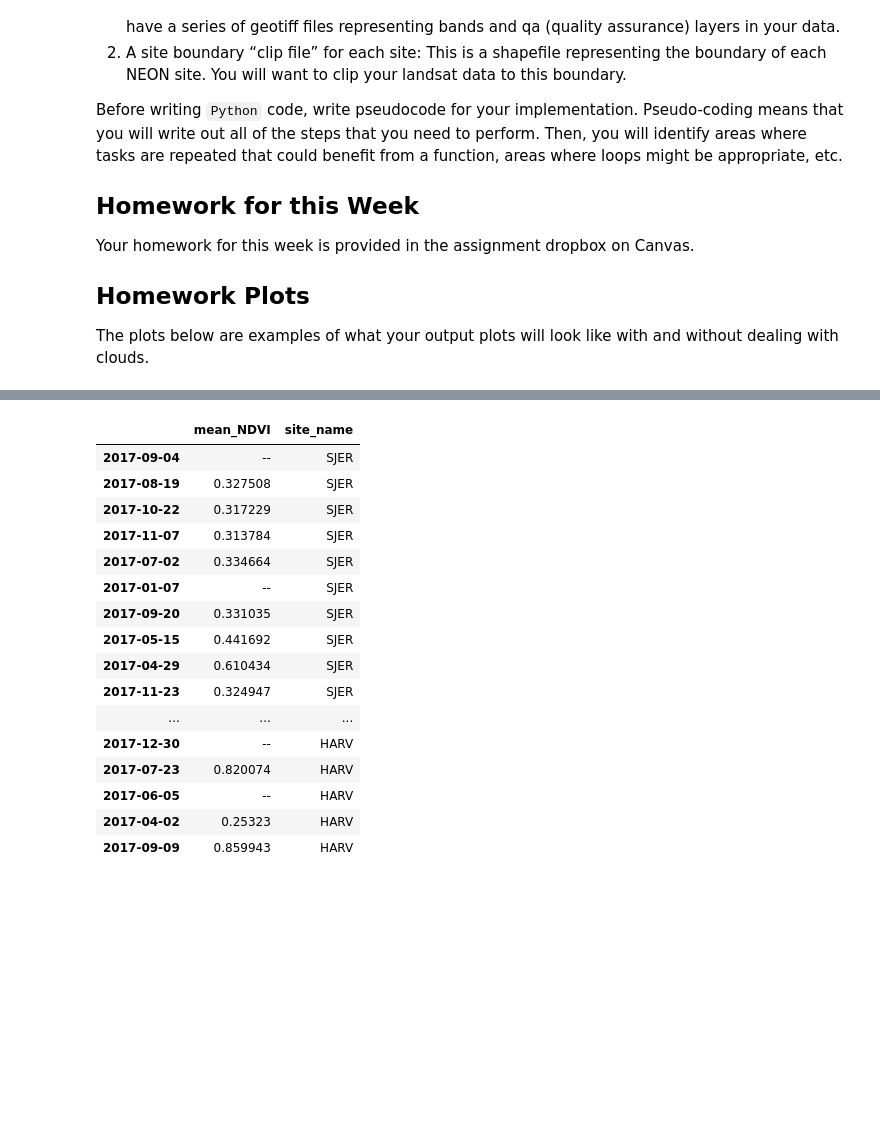
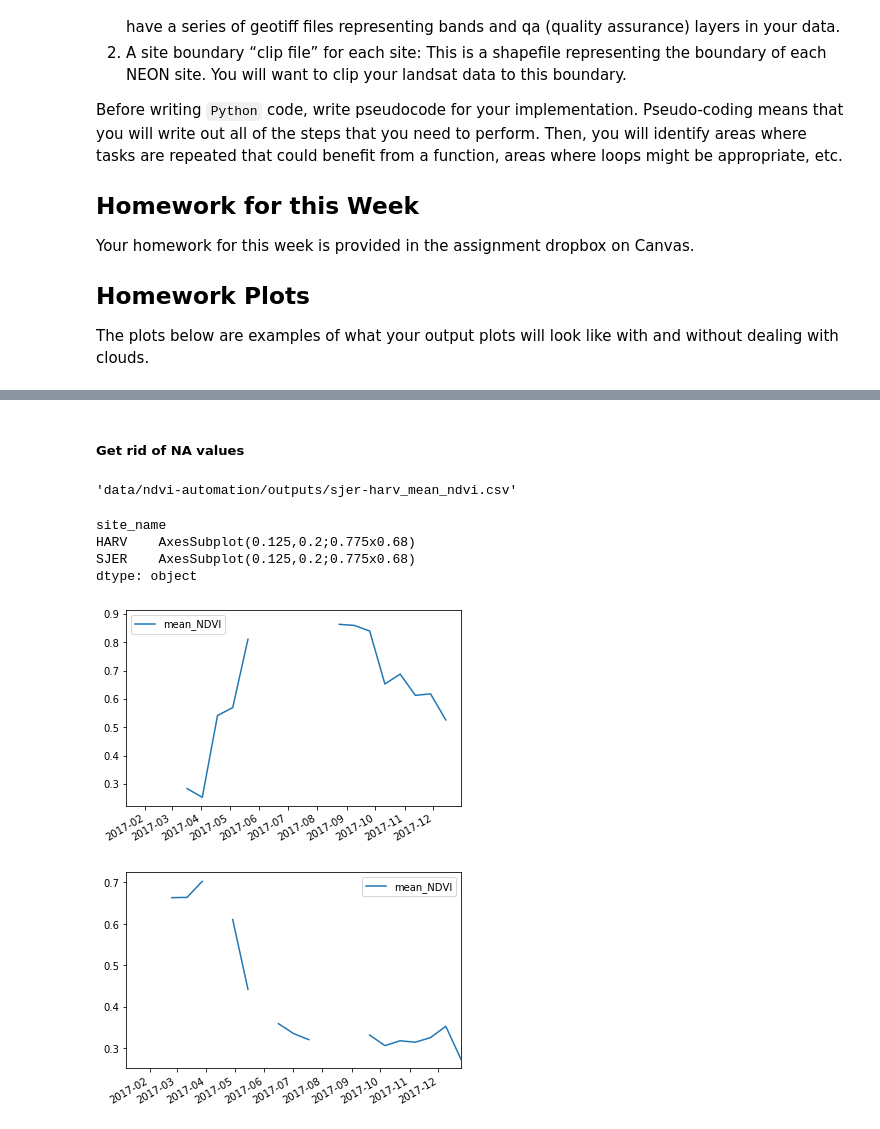
Before and after one commit to earthlab-education/ea-python-2020-07-08-automation-richardudell, a Jupyter notebook: ea-python-2020-07-08-automation.ipynb, the cells around one changed output, grey strips where cells are left out. Saved outputs shown, nothing was run; the diff lists cells and outputs as text; code cells hidden in the pictures; blank space fills up the shorter version.

Commit message:
Created dataframe with datetime index.  Working on plotting.

```diff
--- a/ea-python-2020-07-08-automation.ipynb
+++ b/ea-python-2020-07-08-automation.ipynb
@@ -318,2 +309,27 @@ mean_ndvi_2017_df = pd.DataFrame.from_dict(
+# %% [markdown]
+##### Get rid of NA values
+# %%
+# Export dataframe to .csv
+output_df_csv_path = os.path.join(
+    'data', 'ndvi-automation', 'outputs', 'sjer-harv_mean_ndvi.csv')
+mean_ndvi_2017_df.to_csv(output_df_csv_path)
+# %%
+# Intermediary:
+output_df_csv_path
+# %% [output]
+'data/ndvi-automation/outputs/sjer-harv_mean_ndvi.csv'
+# %%
+# Import same dataframe from .csv
+mean_ndvi_2017_df = pd.read_csv(output_df_csv_path, parse_dates=[0],
+                                index_col=[0], na_values='--')
+# %%
+mean_ndvi_2017_df.groupby(mean_ndvi_2017_df['site_name']).plot()
+# %% [output]
+site_name
+HARV    AxesSubplot(0.125,0.2;0.775x0.68)
+SJER    AxesSubplot(0.125,0.2;0.775x0.68)
+dtype: object
+[figure, added]
+[figure, added]
 # %%
 # Let's take a look at the dataframe
@@ -324,23 +340,5 @@ mean_ndvi_2017_df.index = pd.to_datetime(mean_ndvi_2017_df.index)
 # %%
 # Let's take a look at the dataframe again
 mean_ndvi_2017_df
-# %% [output]
-|  | mean_NDVI | site_name |
-| 2017-09-04 | -- | SJER |
-| 2017-08-19 | 0.327508 | SJER |
-| 2017-10-22 | 0.317229 | SJER |
-| 2017-11-07 | 0.313784 | SJER |
-| 2017-07-02 | 0.334664 | SJER |
-| 2017-01-07 | -- | SJER |
-| 2017-09-20 | 0.331035 | SJER |
-| 2017-05-15 | 0.441692 | SJER |
-| 2017-04-29 | 0.610434 | SJER |
-| 2017-11-23 | 0.324947 | SJER |
-| ... | ... | ... |
-| 2017-12-30 | -- | HARV |
-| 2017-07-23 | 0.820074 | HARV |
-| 2017-06-05 | -- | HARV |
-| 2017-04-02 | 0.25323 | HARV |
-| 2017-09-09 | 0.859943 | HARV |
 # %%
 # Next step is to clean up and plot the dataframe!
```
Also changed, not shown: parts of 26 cells of this notebook.
